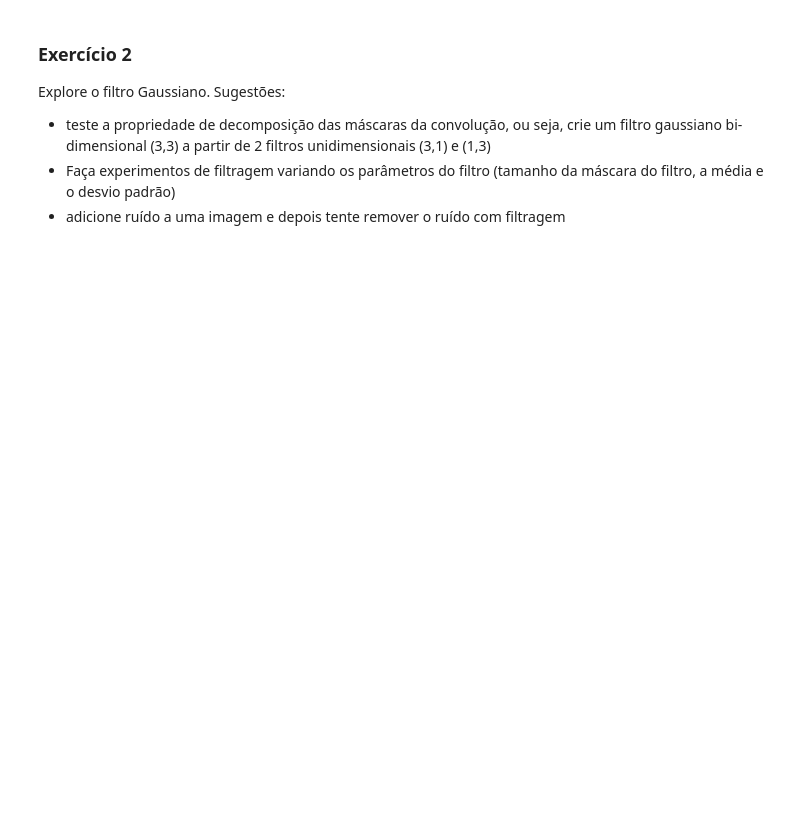
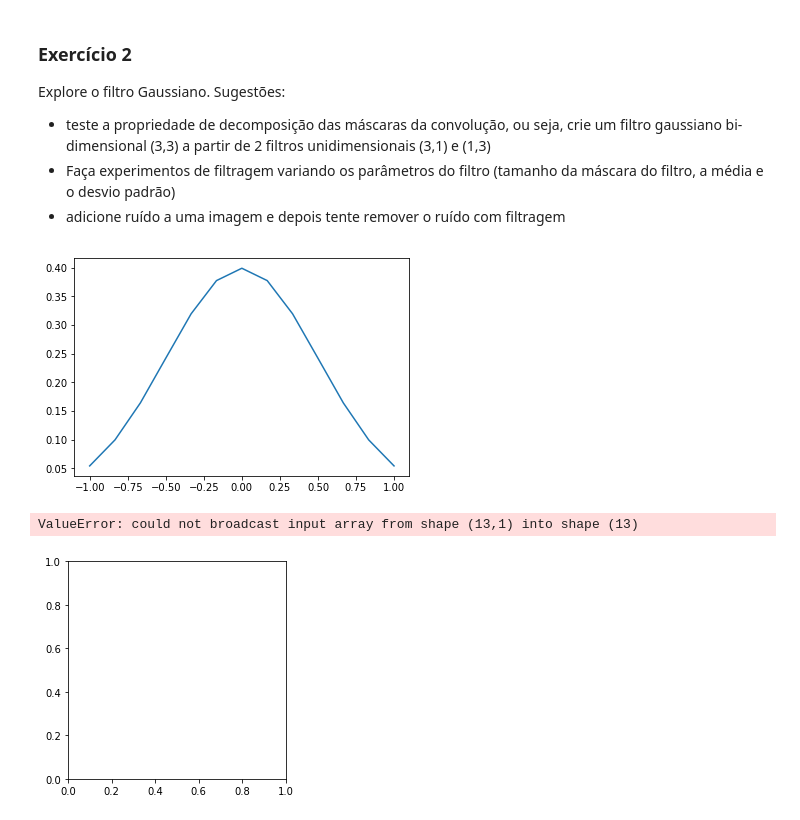
Before and after one commit to ferseiti/ia898, a Jupyter notebook: 2S2018/IA898A_Ex04_FernandoFurusato.ipynb, the cells around one changed output. Cells and saved outputs as stored; diff of their text form; code cells hidden in the pictures; blank space fills up the shorter version.

Commit message:
Fixing some errors on Ex04
Signed-off-by: Fernando Seiti Furusato <ferseiti@gmail.com>

```diff
--- a/2S2018/IA898A_Ex04_FernandoFurusato.ipynb
+++ b/2S2018/IA898A_Ex04_FernandoFurusato.ipynb
@@ -97,19 +231,23 @@ Explore o filtro Gaussiano. Sugestões:
 # %%
 import numpy as np
 from math import pi, exp, sqrt
 
 def gauss_kernel(kernel_size=7, sigma=1.0, mean=0):
 
     aux = np.linspace(mean-1, mean+1, kernel_size)
     x = 1 / np.sqrt(2 * pi) * np.exp(-aux ** 2 / 2. * (sigma**2))
     y = x.reshape(len(x),1)
     xy = x * y
     plt.plot(aux, x)
     plt.show()
-    return xy
+    return x, y, xy
 
 plt.imshow(gauss_kernel(13, 2.0, 0), cmap='gray')
 plt.show()
+# %% [output]
+[figure, added]
+ValueError: could not broadcast input array from shape (13,1) into shape (13)
+[figure, added]
 # %%
 f = ia.normalize(f)
 
```
Also changed, not shown: parts of 21 cells of this notebook.
